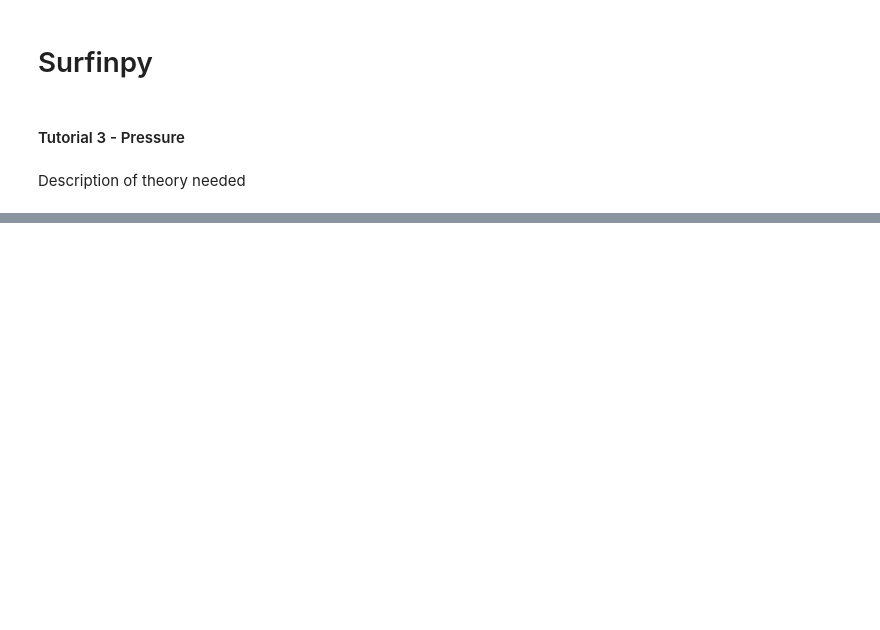
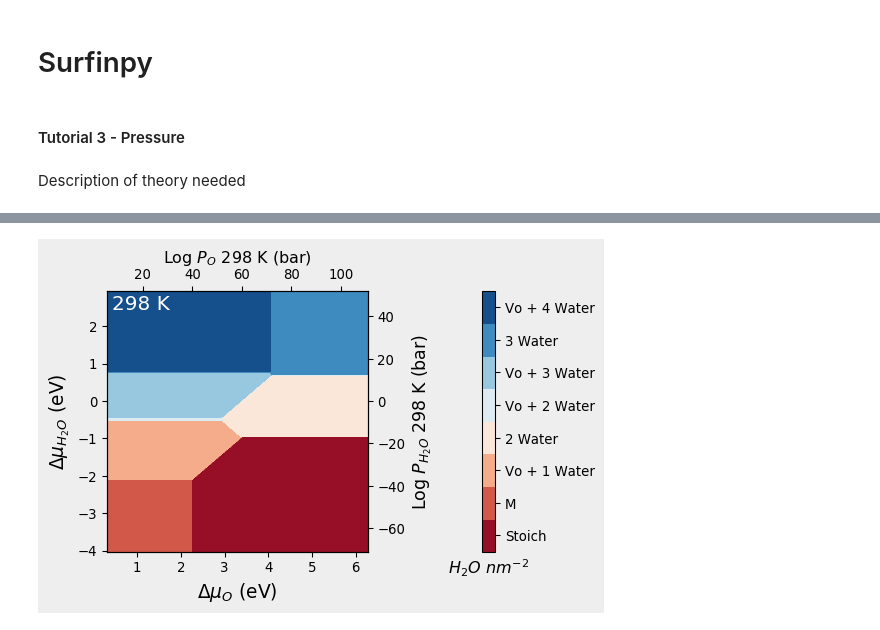
Before and after one commit to symmy596/SurfinPy, a Jupyter notebook: examples/Tutorial_3.ipynb, the cells around one changed output, grey strips where cells are left out. Saved outputs shown, nothing was run; the diff lists cells and outputs as text; code cells hidden in the pictures; blank space fills up the shorter version.

```diff
--- a/examples/Tutorial_3.ipynb
+++ b/examples/Tutorial_3.ipynb
@@ -57,0 +47,4 @@ mu_vs_mu.calculate(data, bulk, deltaX, deltaY, xshiftval=Oxygen_shift, yshiftval
+# %%
+system.plot_mu_p(temperature=298)
+# %% [output]
+[figure, added]
```
Also changed, not shown: parts of 11 cells of this notebook, 23 other files.
